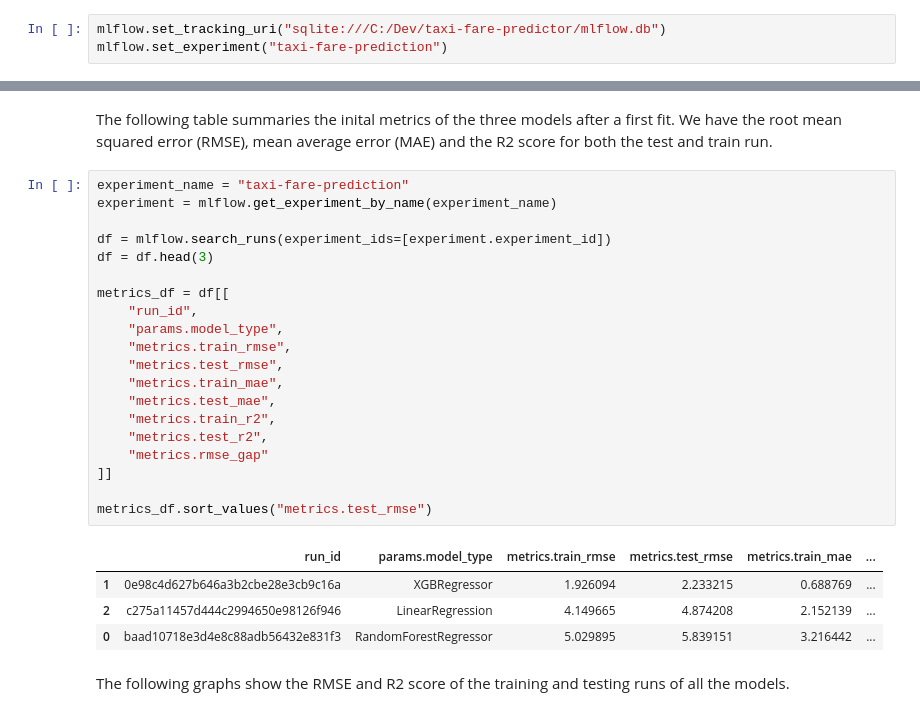
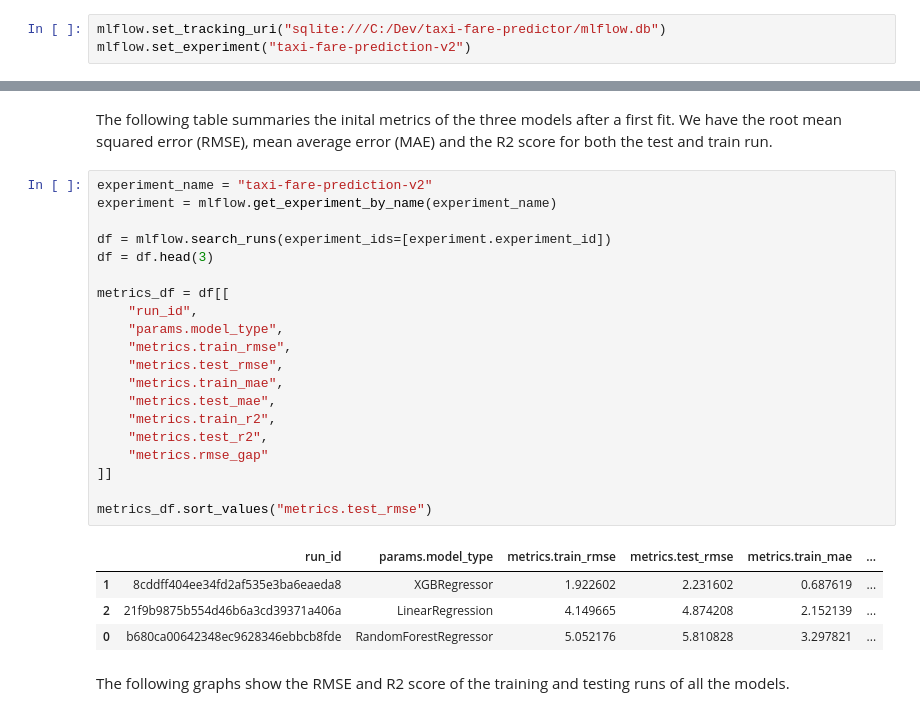
Before and after one commit to Calum1888/taxi-fare-predictor, a Jupyter notebook: notebooks/model_comparison.ipynb, the cells around one changed output, grey strips where cells are left out. Saved outputs shown, nothing was run; the diff lists cells and outputs as text.

```diff
--- a/notebooks/model_comparison.ipynb
+++ b/notebooks/model_comparison.ipynb
@@ -21,5 +21,5 @@ import seaborn as sns
 import matplotlib.pyplot as plt
 # %%
 mlflow.set_tracking_uri("sqlite:///C:/Dev/taxi-fare-predictor/mlflow.db")
-mlflow.set_experiment("taxi-fare-prediction")
+mlflow.set_experiment("taxi-fare-prediction-v2")
 # %% [output]
@@ -124,30 +123,30 @@ KeyboardInterrupt:
 # %% [markdown]
 The following table summaries the inital metrics of the three models after a first fit. We have the root mean squared error (RMSE), mean average error (MAE) and the R2 score for both the test and train run.
 # %%
-experiment_name = "taxi-fare-prediction"
+experiment_name = "taxi-fare-prediction-v2"
 experiment = mlflow.get_experiment_by_name(experiment_name)
 
 df = mlflow.search_runs(experiment_ids=[experiment.experiment_id])
 df = df.head(3)
 
 metrics_df = df[[
     "run_id",
     "params.model_type",
     "metrics.train_rmse",
     "metrics.test_rmse",
     "metrics.train_mae",
     "metrics.test_mae",
     "metrics.train_r2",
     "metrics.test_r2",
     "metrics.rmse_gap"
 ]]
 
 metrics_df.sort_values("metrics.test_rmse")
 # %% [output]
 |  | run_id | params.model_type | metrics.train_rmse | metrics.test_rmse | metrics.train_mae | ... |
-| 1 | 0e98c4d627b646a3b2cbe28e3cb9c16a | XGBRegressor | 1.926094 | 2.233215 | 0.688769 | ... |
-| 2 | c275a11457d444c2994650e98126f946 | LinearRegression | 4.149665 | 4.874208 | 2.152139 | ... |
-| 0 | baad10718e3d4e8c88adb56432e831f3 | RandomForestRegressor | 5.029895 | 5.839151 | 3.216442 | ... |
+| 1 | 8cddff404ee34fd2af535e3ba6eaeda8 | XGBRegressor | 1.922602 | 2.231602 | 0.687619 | ... |
+| 2 | 21f9b9875b554d46b6a3cd39371a406a | LinearRegression | 4.149665 | 4.874208 | 2.152139 | ... |
+| 0 | b680ca00642348ec9628346ebbcb8fde | RandomForestRegressor | 5.052176 | 5.810828 | 3.297821 | ... |
 # %% [markdown]
 The following graphs show the RMSE and R2 score of the training and testing runs of all the models.
 # %%
```
Also changed, not shown: parts of 17 cells of this notebook.
